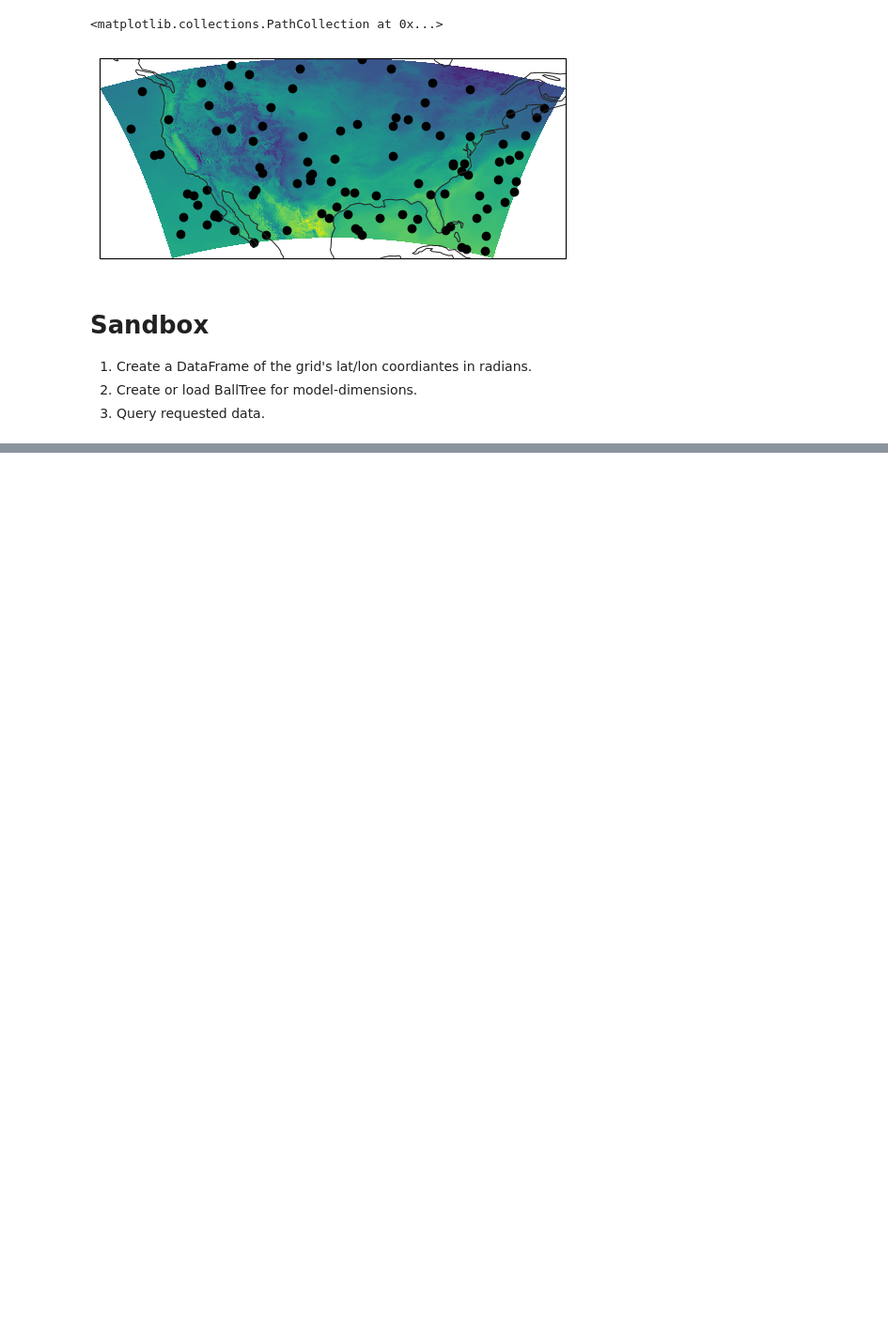
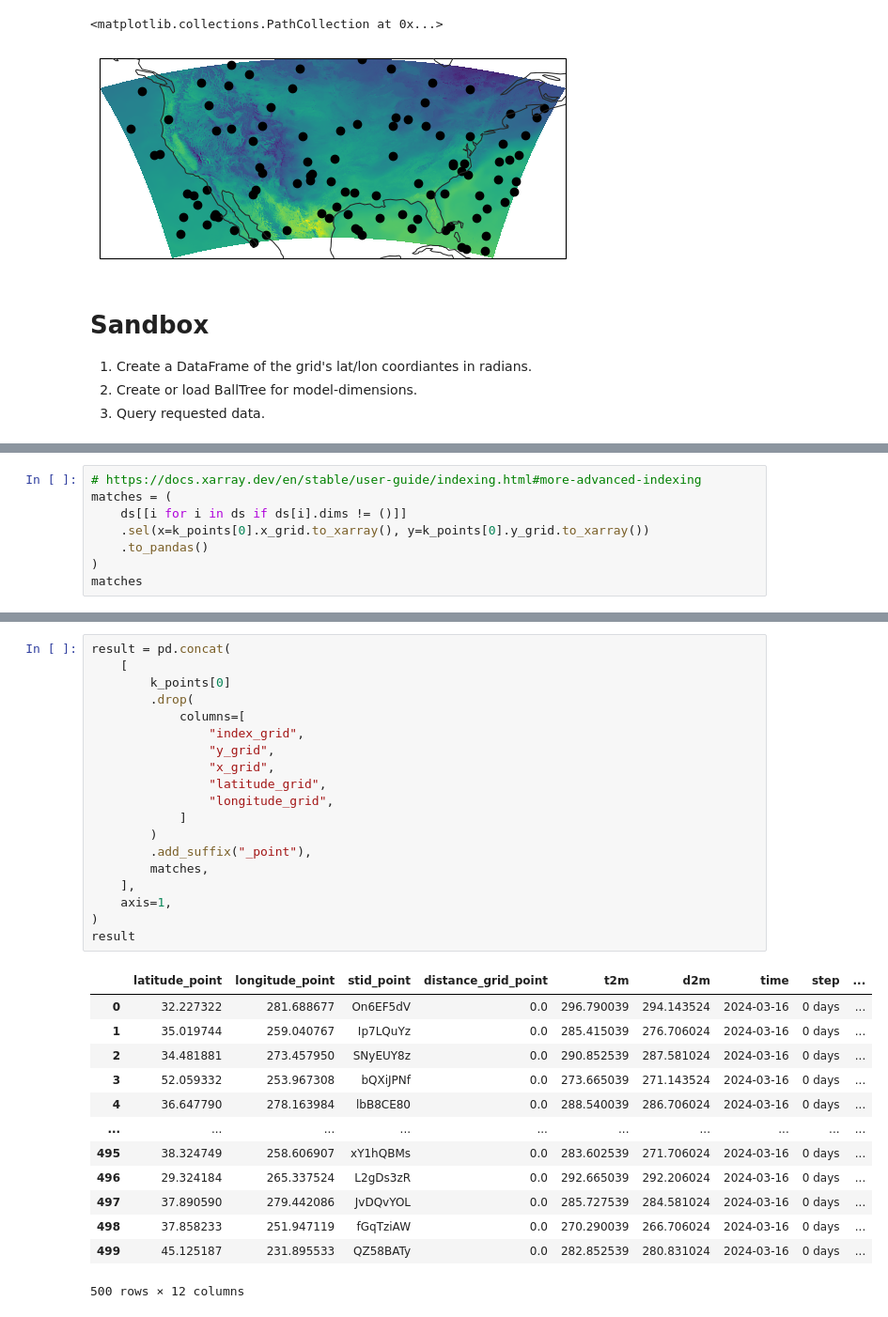
Before and after one commit to blaylockbk/Herbie, a Jupyter notebook: docs/user_guide/_bonus_notebooks/BallTree.ipynb, the cells around one changed output, grey strips where cells are left out. Shown at 94% size. Cells and saved outputs as stored; diff of their text form; blank space fills up the shorter version.

```diff
--- a/docs/user_guide/_bonus_notebooks/BallTree.ipynb
+++ b/docs/user_guide/_bonus_notebooks/BallTree.ipynb
@@ -383,0 +433,8 @@ Wall time: 23.6 ms
+# %%
+# https://docs.xarray.dev/en/stable/user-guide/indexing.html#more-advanced-indexing
+matches = (
+    ds[[i for i in ds if ds[i].dims != ()]]
+    .sel(x=k_points[0].x_grid.to_xarray(), y=k_points[0].y_grid.to_xarray())
+    .to_pandas()
+)
+matches
@@ -383,0 +456,33 @@ Wall time: 23.6 ms
+# %%
+result = pd.concat(
+    [
+        k_points[0]
+        .drop(
+            columns=[
+                "index_grid",
+                "y_grid",
+                "x_grid",
+                "latitude_grid",
+                "longitude_grid",
+            ]
+        )
+        .add_suffix("_point"),
+        matches,
+    ],
+    axis=1,
+)
+result
+# %% [output]
+|  | latitude_point | longitude_point | stid_point | distance_grid_point | t2m | d2m | time | step | ... |
+| 0 | 32.227322 | 281.688677 | On6EF5dV | 0.0 | 296.790039 | 294.143524 | 2024-03-16 | 0 days | ... |
+| 1 | 35.019744 | 259.040767 | Ip7LQuYz | 0.0 | 285.415039 | 276.706024 | 2024-03-16 | 0 days | ... |
+| 2 | 34.481881 | 273.457950 | SNyEUY8z | 0.0 | 290.852539 | 287.581024 | 2024-03-16 | 0 days | ... |
+| 3 | 52.059332 | 253.967308 | bQXiJPNf | 0.0 | 273.665039 | 271.143524 | 2024-03-16 | 0 days | ... |
+| 4 | 36.647790 | 278.163984 | lbB8CE80 | 0.0 | 288.540039 | 286.706024 | 2024-03-16 | 0 days | ... |
+| ... | ... | ... | ... | ... | ... | ... | ... | ... | ... |
+| 495 | 38.324749 | 258.606907 | xY1hQBMs | 0.0 | 283.602539 | 271.706024 | 2024-03-16 | 0 days | ... |
+| 496 | 29.324184 | 265.337524 | L2gDs3zR | 0.0 | 292.665039 | 292.206024 | 2024-03-16 | 0 days | ... |
+| 497 | 37.890590 | 279.442086 | JvDQvYOL | 0.0 | 285.727539 | 284.581024 | 2024-03-16 | 0 days | ... |
+| 498 | 37.858233 | 251.947119 | fGqTziAW | 0.0 | 270.290039 | 266.706024 | 2024-03-16 | 0 days | ... |
+| 499 | 45.125187 | 231.895533 | QZ58BATy | 0.0 | 282.852539 | 280.831024 | 2024-03-16 | 0 days | ... |
+500 rows × 12 columns
```
Also changed, not shown: parts of 17 cells of this notebook, 1 other file.
